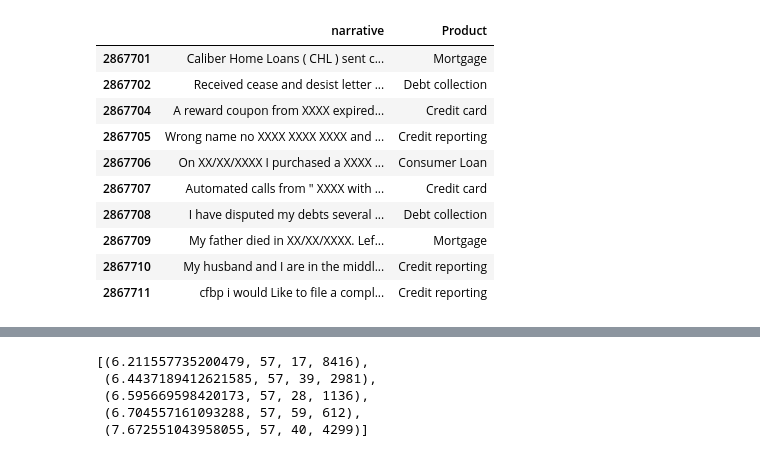
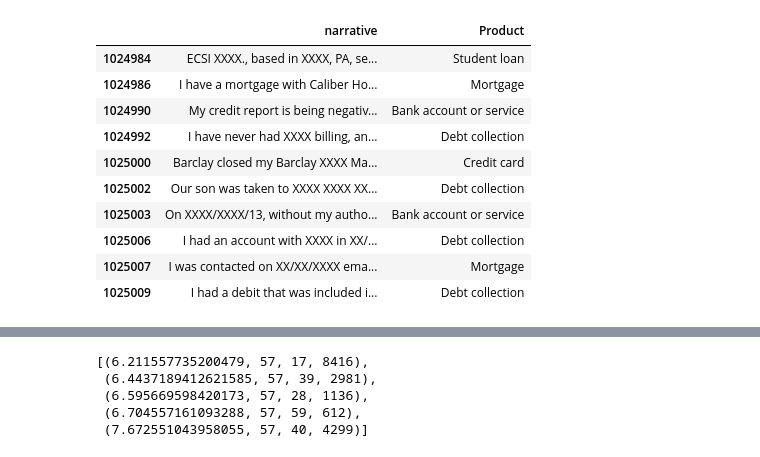
Before and after one commit to Noman08/Noman08-Master-thesis-p2v-, a Jupyter notebook: complaints_d2v.ipynb, the cells around one changed output, grey strips where cells are left out. Drawn from its saved outputs; the diff is of its cells as text; code cells hidden in the pictures.

```diff
--- a/complaints_d2v.ipynb
+++ b/complaints_d2v.ipynb
@@ -12,24 +12,24 @@ from gensim.models.doc2vec import TaggedDocument
 import re
 import seaborn as sns
 import matplotlib.pyplot as plt
-# %%
-df = pd.read_csv('Complaints.csv')
-df = df[['Consumer complaint narrative','Product']]
-df = df[pd.notnull(df['Consumer complaint narrative'])]
-df.rename(columns = {'Consumer complaint narrative':'narrative'}, inplace = True)
-df.tail(10)
-# %% [output]
-|  | narrative | Product |
-| 2867701 | Caliber Home Loans ( CHL ) sent c... | Mortgage |
-| 2867702 | Received cease and desist letter ... | Debt collection |
-| 2867704 | A reward coupon from XXXX expired... | Credit card |
-| 2867705 | Wrong name no XXXX XXXX XXXX and ... | Credit reporting |
-| 2867706 | On XX/XX/XXXX I purchased a XXXX ... | Consumer Loan |
-| 2867707 | Automated calls from " XXXX with ... | Credit card |
-| 2867708 | I have disputed my debts several ... | Debt collection |
-| 2867709 | My father died in XX/XX/XXXX. Lef... | Mortgage |
-| 2867710 | My husband and I are in the middl... | Credit reporting |
-| 2867711 | cfbp i would Like to file a compl... | Credit reporting |
+# %%
+df = pd.read_csv('Consumer_Complaints.csv')
+df = df[['Consumer Complaint','Product']]
+df = df[pd.notnull(df['Consumer Complaint'])]
+df.rename(columns = {'Consumer Complaint':'narrative'}, inplace = True)
+df.tail(10)
+# %% [output]
+|  | narrative | Product |
+| 1024984 | ECSI XXXX., based in XXXX, PA, se... | Student loan |
+| 1024986 | I have a mortgage with Caliber Ho... | Mortgage |
+| 1024990 | My credit report is being negativ... | Bank account or service |
+| 1024992 | I have never had XXXX billing, an... | Debt collection |
+| 1025000 | Barclay closed my Barclay XXXX Ma... | Credit card |
+| 1025002 | Our son was taken to XXXX XXXX XX... | Debt collection |
+| 1025003 | On XXXX/XXXX/13, without my autho... | Bank account or service |
+| 1025006 | I had an account with XXXX in XX/... | Debt collection |
+| 1025007 | I was contacted on XX/XX/XXXX ema... | Mortgage |
+| 1025009 | I had a debit that was included i... | Debt collection |
 # %%
 from gensim.models import Doc2Vec
 # %%
```
Also changed, not shown: parts of 38 cells of this notebook, 2 other files.
